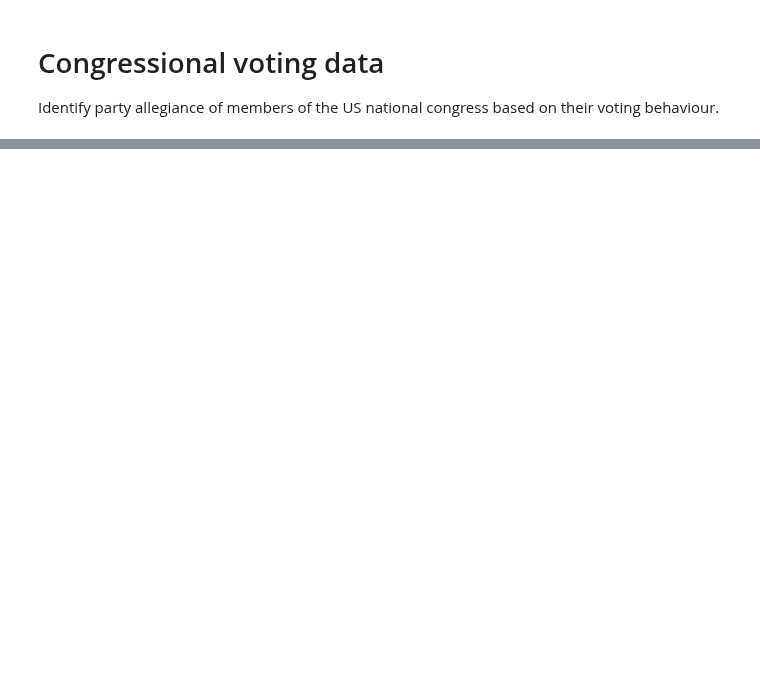
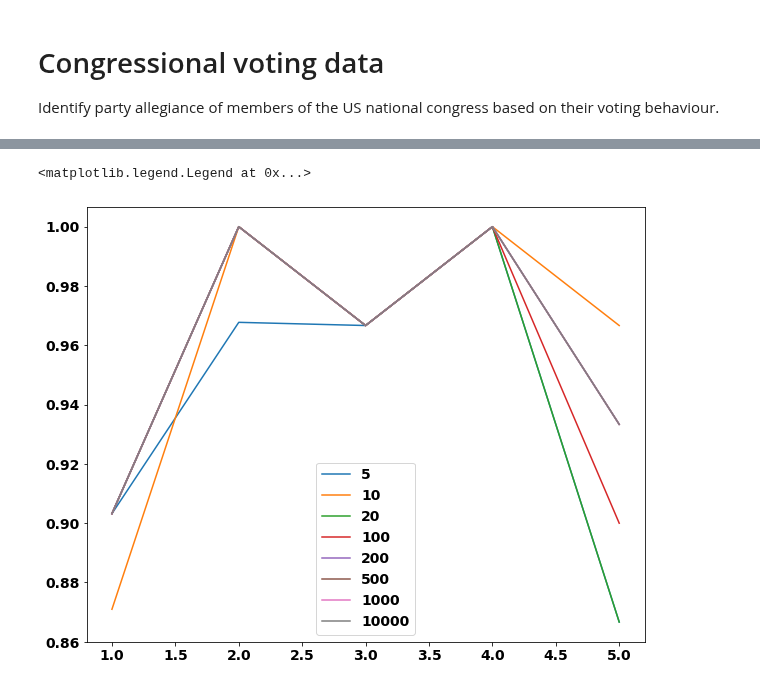
Before and after one commit to hitimr/ML_2020, a Jupyter notebook: Ex1/voting/voting_exploration.ipynb, the cells around one changed output, grey strips where cells are left out. Saved outputs shown, nothing was run; the diff lists cells and outputs as text; code cells hidden in the pictures; blank space fills up the shorter version.

```diff
--- a/Ex1/voting/voting_exploration.ipynb
+++ b/Ex1/voting/voting_exploration.ipynb
@@ -43,0 +168,3 @@ df.shape
+# %%
+feats_keep = [x[1] for x in keep if x[1] != "Class"]
+feats_keep
@@ -43,0 +289,8 @@ df.shape
+# %%
+plt.figure(figsize=(10,8))
+for key in scores:
+    plt.plot(range(1,5+1),scores[key], label=key)
+plt.legend();
+# %% [output]
+<matplotlib.legend.Legend at 0x...>
+[figure, added]
```
Also changed, not shown: parts of 22 cells of this notebook, 1 other file.
